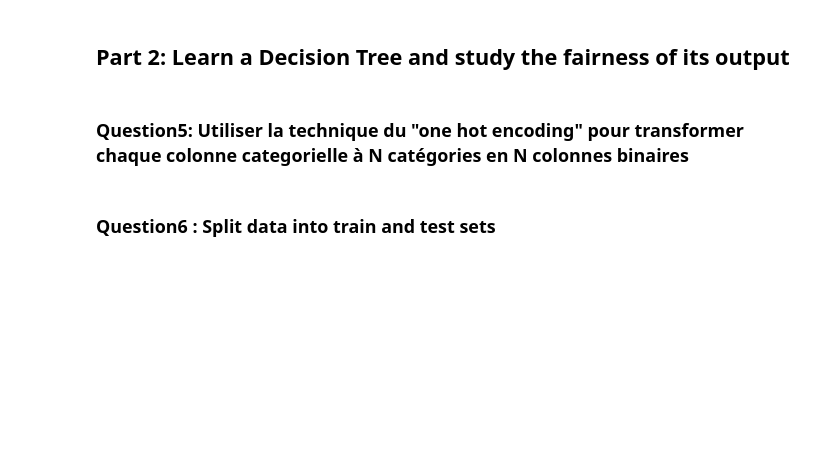
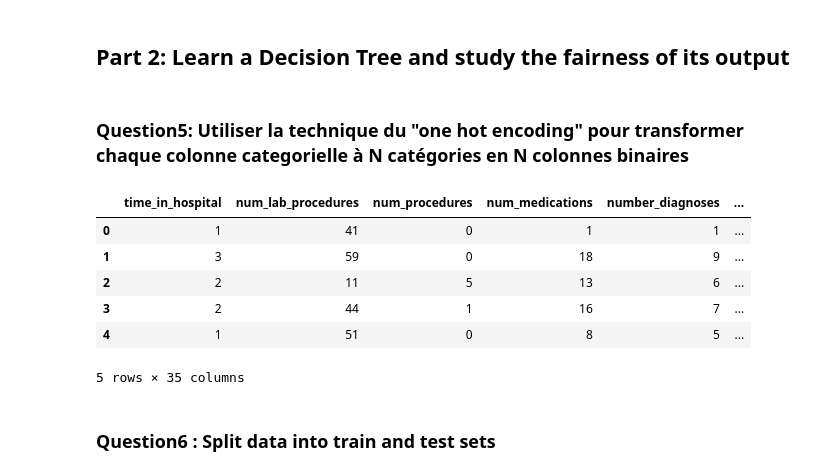
Before and after one commit to RayaneZen05/Fairness-in-AI, a Jupyter notebook: TD1_intro.ipynb, the cells around one changed output. Saved outputs shown, nothing was run; the diff lists cells and outputs as text; code cells hidden in the pictures; blank space fills up the shorter version.

```diff
--- a/TD1_intro.ipynb
+++ b/TD1_intro.ipynb
@@ -242,0 +257,3 @@ print("TODO")
+# %%
+for label in df.select_dtypes(exclude='number').columns[:-1]:
+  Display_categorical_hist_percent(label, "readmit_30_days")
@@ -257,2 +284,16 @@ print("TODO: Create df_X, with numerical features and one hot encoded categorica
+# %%
+for label in df.select_dtypes(exclude='number').columns[:-1]:
+  onehot = pd.get_dummies(df[label])
+  df = pd.concat([df, onehot], axis=1)
+  df = df.drop(columns=[label])
+df.head()
+# %% [output]
+|  | time_in_hospital | num_lab_procedures | num_procedures | num_medications | number_diagnoses | ... |
+| 0 | 1 | 41 | 0 | 1 | 1 | ... |
+| 1 | 3 | 59 | 0 | 18 | 9 | ... |
+| 2 | 2 | 11 | 5 | 13 | 6 | ... |
+| 3 | 2 | 44 | 1 | 16 | 7 | ... |
+| 4 | 1 | 51 | 0 | 8 | 5 | ... |
+5 rows × 35 columns
 # %% [markdown]
 ### Question6 : Split data into train and test sets
```
Also changed, not shown: parts of 23 cells of this notebook.
